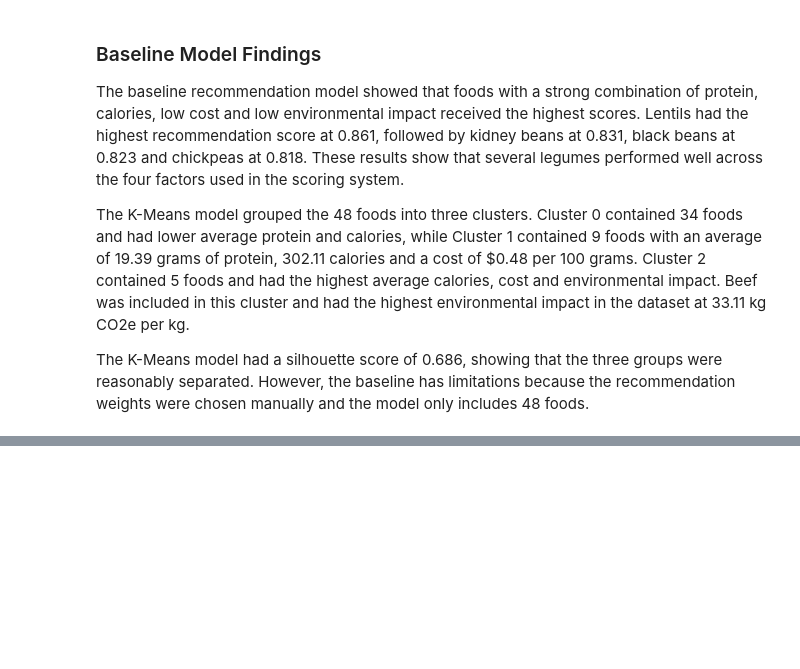
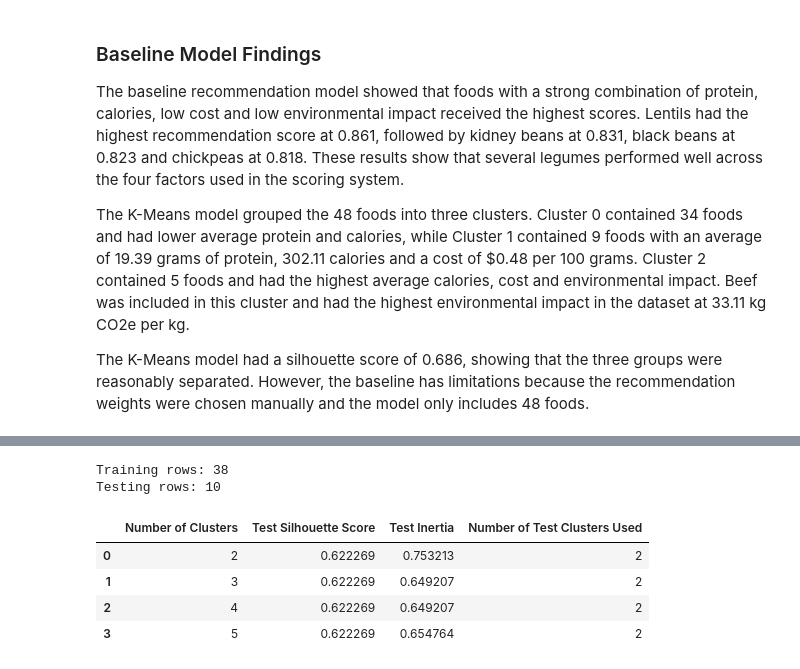
Before and after one commit to albabbitt13-commits/smart-sustainable-meal-optimizer, a Jupyter notebook: notebooks/01_data_exploration.ipynb, the cells around one changed output, grey strips where cells are left out. Saved outputs shown, nothing was run; the diff lists cells and outputs as text; code cells hidden in the pictures; blank space fills up the shorter version.

Commit message:
Added model evaluation and comparison

```diff
--- a/notebooks/01_data_exploration.ipynb
+++ b/notebooks/01_data_exploration.ipynb
@@ -4095,0 +4129,21 @@ The K-Means model had a silhouette score of 0.686, showing that the three groups
+# %%
+X = model_ready[
+    ["protein_g", "calories", "price_per_100g", "CO2 eq / kg"]
+]
+
+X_train, X_test = train_test_split(
+    X,
+    test_size=0.20,
+    random_state=42
+)
+
+eval_scaler = MinMaxScaler()
+
+X_train_scaled = eval_scaler.fit_transform(X_train)
+X_test_scaled = eval_scaler.transform(X_test)
+
+print("Training rows:", len(X_train))
+print("Testing rows:", len(X_test))
+# %% [output]
+Training rows: 38
+Testing rows: 10
@@ -4095,0 +4153,42 @@ The K-Means model had a silhouette score of 0.686, showing that the three groups
+# %%
+evaluation_results = []
+
+for k in [2, 3, 4, 5]:
+    model = KMeans(
+        n_clusters=k,
+        random_state=42,
+        n_init=10
+    )
+
+    model.fit(X_train_scaled)
+
+    test_labels = model.predict(X_test_scaled)
+
+    if len(np.unique(test_labels)) > 1:
+        test_silhouette = silhouette_score(
+            X_test_scaled,
+            test_labels
+        )
+    else:
+        test_silhouette = np.nan
+
+    test_inertia = np.sum(
+        (X_test_scaled - model.cluster_centers_[test_labels]) ** 2
+    )
+
+    evaluation_results.append({
+        "Number of Clusters": k,
+        "Test Silhouette Score": test_silhouette,
+        "Test Inertia": test_inertia,
+        "Number of Test Clusters Used": len(np.unique(test_labels))
+    })
+
+comparison = pd.DataFrame(evaluation_results)
+
+comparison
+# %% [output]
+|  | Number of Clusters | Test Silhouette Score | Test Inertia | Number of Test Clusters Used |
+| 0 | 2 | 0.622269 | 0.753213 | 2 |
+| 1 | 3 | 0.622269 | 0.649207 | 2 |
+| 2 | 4 | 0.622269 | 0.649207 | 2 |
+| 3 | 5 | 0.622269 | 0.654764 | 2 |
```
Also changed, not shown: parts of 8 cells of this notebook, 1 other file.
